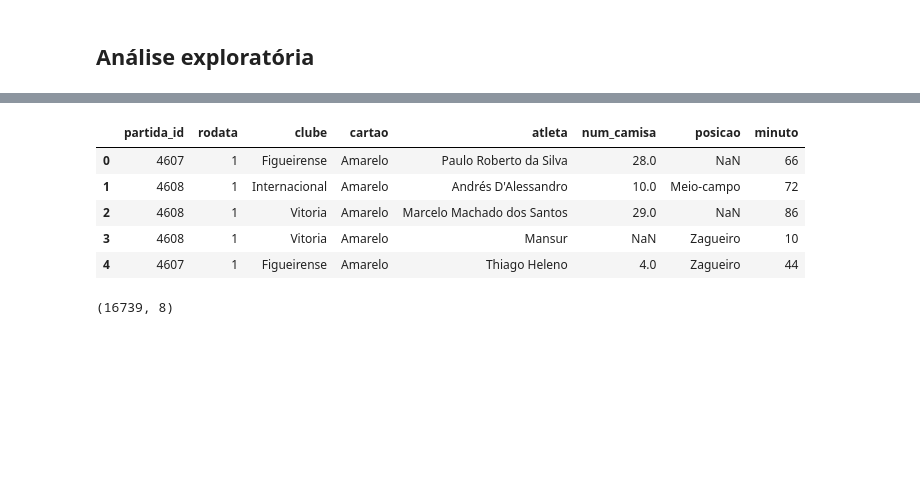
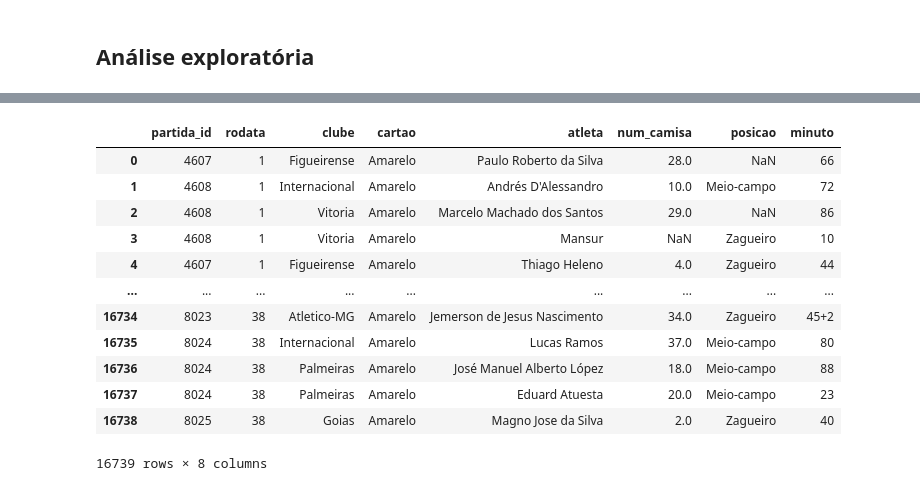
Before and after one commit to raulrosapacheco/BrasileiraoAnalise, a Jupyter notebook: Analise-Brasileirao.ipynb, the cells around one changed output, grey strips where cells are left out. Cells and saved outputs as stored; diff of their text form; code cells hidden in the pictures; blank space fills up the shorter version.

```diff
--- a/Analise-Brasileirao.ipynb
+++ b/Analise-Brasileirao.ipynb
@@ -43,14 +49,17 @@ df_estatisticas.shape
 # %%
-df_cartoes.head()
+df_cartoes
 # %% [output]
 |  | partida_id | rodata | clube | cartao | atleta | num_camisa | posicao | minuto |
 | 0 | 4607 | 1 | Figueirense | Amarelo | Paulo Roberto da Silva | 28.0 | NaN | 66 |
 | 1 | 4608 | 1 | Internacional | Amarelo | Andrés D'Alessandro | 10.0 | Meio-campo | 72 |
 | 2 | 4608 | 1 | Vitoria | Amarelo | Marcelo Machado dos Santos | 29.0 | NaN | 86 |
 | 3 | 4608 | 1 | Vitoria | Amarelo | Mansur | NaN | Zagueiro | 10 |
 | 4 | 4607 | 1 | Figueirense | Amarelo | Thiago Heleno | 4.0 | Zagueiro | 44 |
+| ... | ... | ... | ... | ... | ... | ... | ... | ... |
+| 16734 | 8023 | 38 | Atletico-MG | Amarelo | Jemerson de Jesus Nascimento | 34.0 | Zagueiro | 45+2 |
+| 16735 | 8024 | 38 | Internacional | Amarelo | Lucas Ramos | 37.0 | Meio-campo | 80 |
+| 16736 | 8024 | 38 | Palmeiras | Amarelo | José Manuel Alberto López | 18.0 | Meio-campo | 88 |
+| 16737 | 8024 | 38 | Palmeiras | Amarelo | Eduard Atuesta | 20.0 | Meio-campo | 23 |
+| 16738 | 8025 | 38 | Goias | Amarelo | Magno Jose da Silva | 2.0 | Zagueiro | 40 |
+16739 rows × 8 columns
-# %%
-df_cartoes.shape
-# %% [output]
-(16739, 8)
 # %%
```
Also changed, not shown: parts of 14 cells of this notebook.
